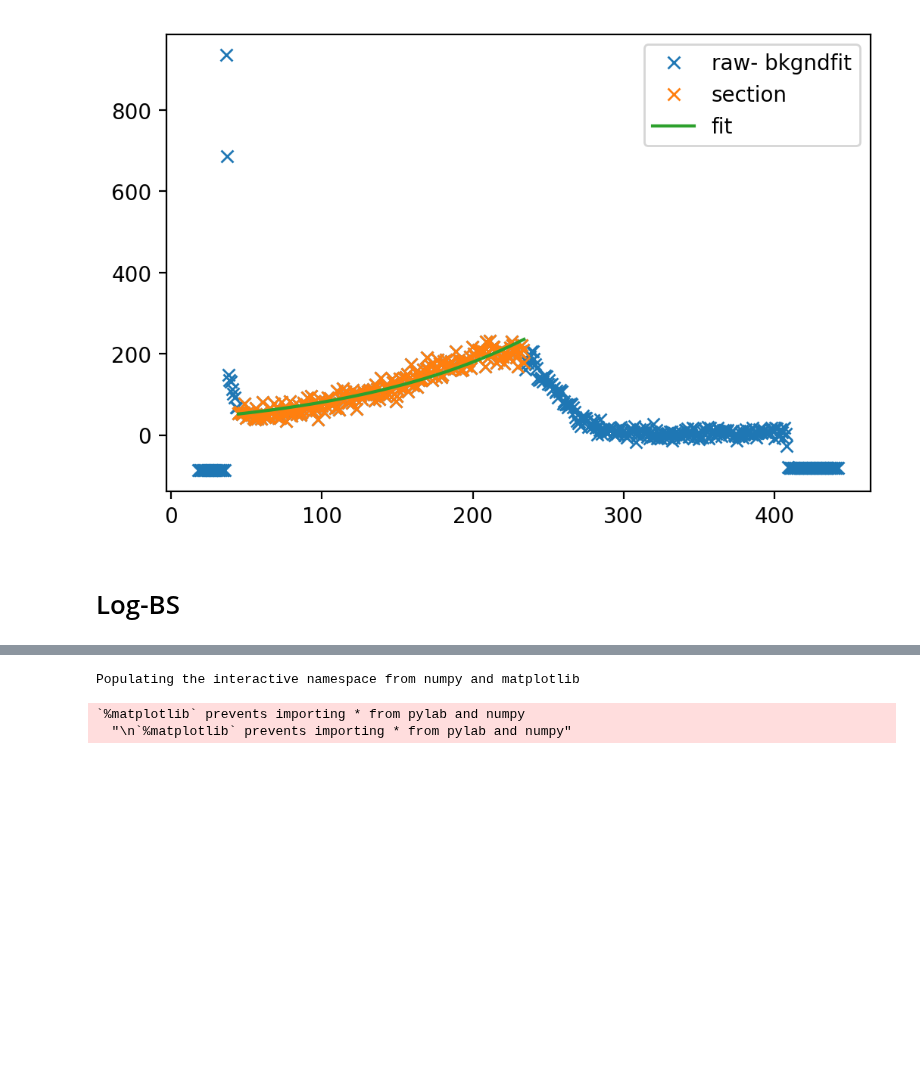
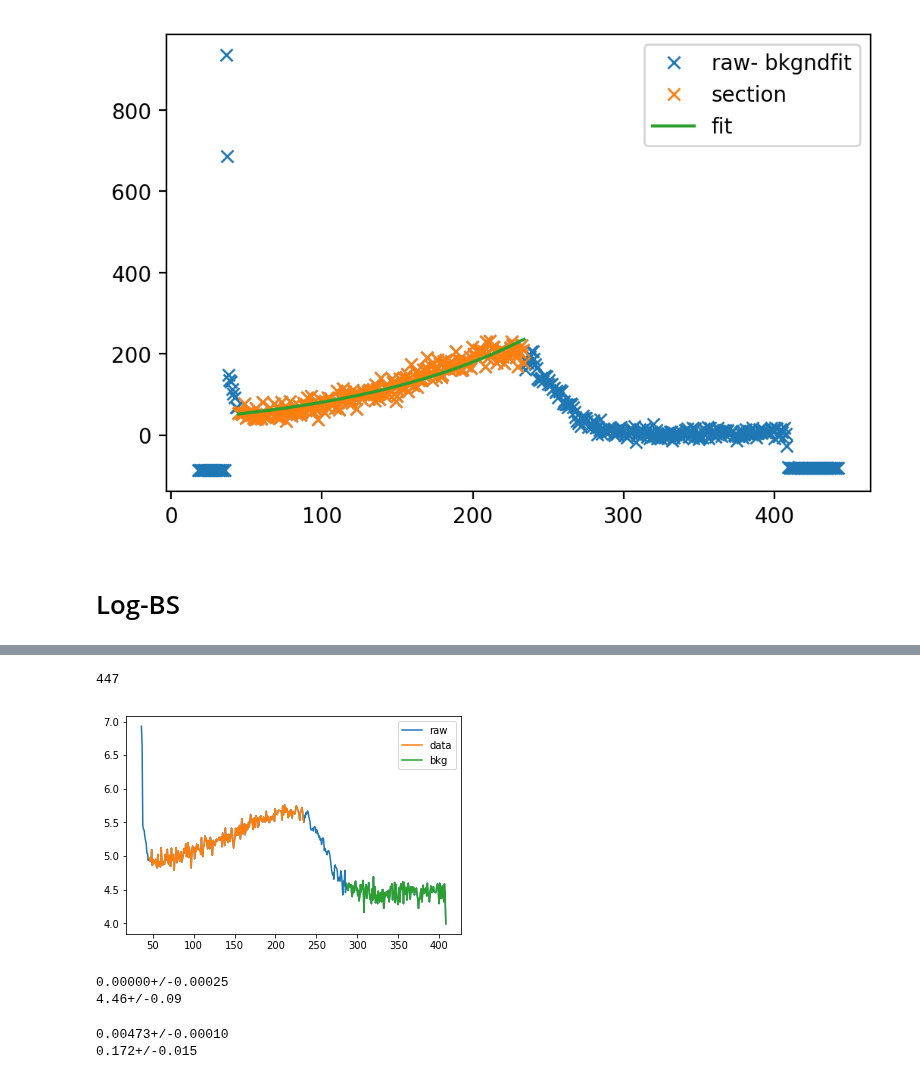
Before and after one commit to shockcookie/FP, a Jupyter notebook: KHWZ/coinc/Zeitkali.ipynb, the cells around one changed output, grey strips where cells are left out. Cells and saved outputs as stored; diff of their text form; code cells hidden in the pictures; blank space fills up the shorter version.

Commit message:
all curves done

```diff
--- a/KHWZ/coinc/Zeitkali.ipynb
+++ b/KHWZ/coinc/Zeitkali.ipynb
@@ -280,3 +280,22 @@ plt.show()
 [figure]
 # %% [markdown]
 # Log-BS
+# %%
+def val(x):
+    from uncertainties import unumpy
+    try:
+        return unumpy.nominal_values(x)
+    except TypeError:
+        try:
+            return x[0]
+        except TypeError:
+            return "not working"
+
+log=[]
+log.append(data[0])
+log.append([])
+for item in data[1]:
+    try:
+        log[1].append(unp.log(item))
+    except ValueError:
+        log[1].append(item)
@@ -282,0 +324,32 @@ plt.show()
+# %%
+len(newlog[0])
+# %% [output]
+447
+# %%
+# first zeros 0,21
+# last zeros 470,509
+newlog = [log[0][22:469],log[1][22:469]]
+startlog,stoplog=start-21,stop-21
+start2log,stop2log=start2-21,stop2-21
+x = val(newlog[0])
+y = []
+y_err=[]
+for item in newlog[1]:
+    y.append(float(val(item)))
+    y_err.append(float(err(item)))
+# %%
+plt.plot(x,y,label="raw")
+plt.plot(x[startlog:stoplog],y[startlog:stoplog],label="data")
+plt.plot(x[start2log:stop2log],y[start2log:stop2log],label="bkg")
+plt.legend()
+plt.show()
+# %% [output]
+[figure, added]
+# %%
+fit2x,fit2y=x[start2log:stop2log],y[start2log:stop2log]
+[slope2log,offset2log],R_2_2log = linfit_pm(fit2x,fit2y)
+print(slope2log)
+print(offset2log)
+# %% [output]
+0.00000+/-0.00025
+4.46+/-0.09
@@ -283,3 +358,11 @@ plt.show()
+# %%
+fitx,fity=cleanedlog[0][startlog:stoplog],val(cleanedlog[1][startlog:stoplog])
+[slopelog,offsetlog],R_2_log = linfit_pm(fitx,fity)
+print(slopelog)
+print(offsetlog)
+# %% [output]
+0.00473+/-0.00010
+0.172+/-0.015
 # %%
 %pylab inline
 import uncertainties
@@ -310,8 +393,4 @@ def val(x):
 def err(x):
     from uncertainties import unumpy
     return unumpy.std_devs(x)
-# %% [output]
-Populating the interactive namespace from numpy and matplotlib
-`%matplotlib` prevents importing * from pylab and numpy
-  "\n`%matplotlib` prevents importing * from pylab and numpy"
 # %%
```
Also changed, not shown: parts of 7 cells of this notebook.
